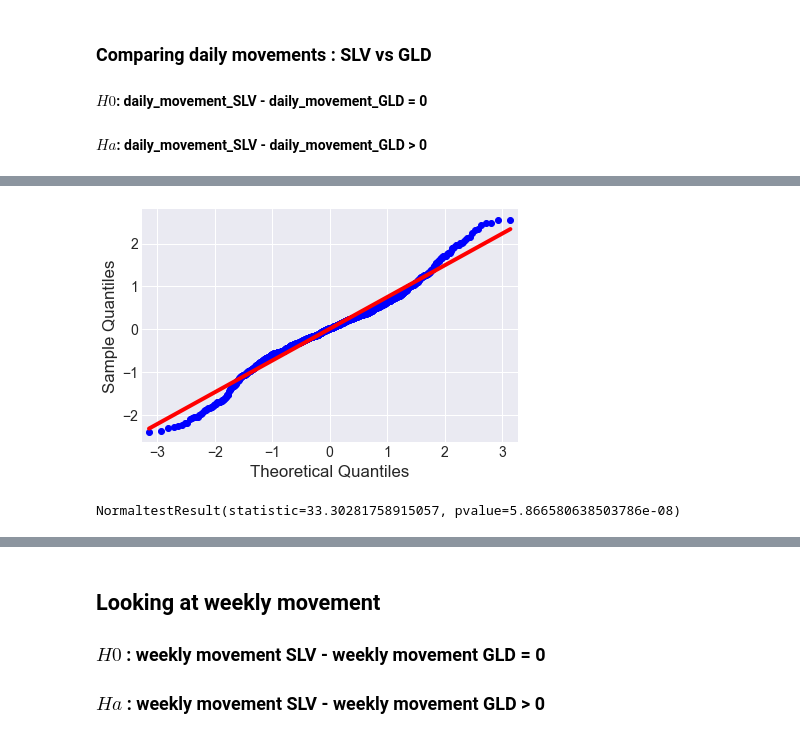
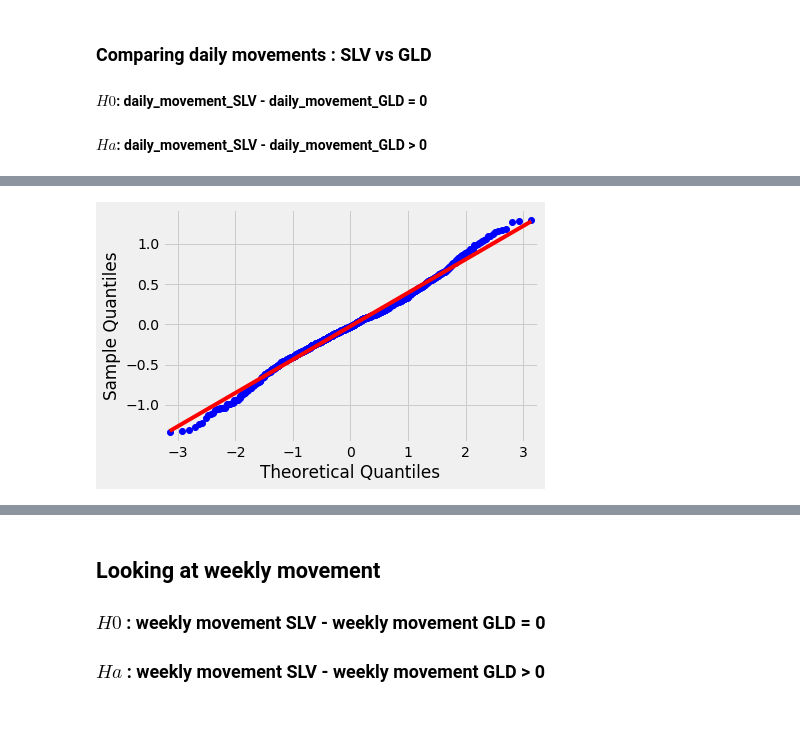
Before and after one commit to akharina/gold_silver_etf, a Jupyter notebook: Hypothesis_testing_AK.ipynb, the cells around one changed output, grey strips where cells are left out. Cells and saved outputs as stored; diff of their text form; code cells hidden in the pictures.

```diff
--- a/Hypothesis_testing_AK.ipynb
+++ b/Hypothesis_testing_AK.ipynb
@@ -81,4 +81,4 @@ plt.savefig('img/SLV_vs_GLD_5yrs')
 # %%
 from  hypothesis_tests import *
 # %%
-a,b = hypothesis_test_three_prep(df_clean, type = 'day')
+a_day,b_day = hypothesis_test_three_prep(df_clean, type = 'day')
@@ -85,5 +89,5 @@ a,b = hypothesis_test_three_prep(df_clean, type = 'day')
 # %%
-day_movement_diff = a-b
+day_movement_diff = a_day-b_day
 print(stats.normaltest(day_movement_diff))
 fig,ax = plt.subplots(1,2, tight_layout=True)
 sns.boxplot(day_movement_diff,ax=ax[0])
@@ -121,8 +97,0 @@ df_slv_vs_gld.head()
-# %%
-fig,ax = plt.subplots(2,2)
-
-plt.style.use('seaborn-darkgrid')
-sns.boxplot(df_slv_vs_gld['daily_movement_SLV'],ax=ax[0,0])
-sns.distplot(df_slv_vs_gld['daily_movement_SLV'],ax=ax[0,1])
-sns.boxplot(df_slv_vs_gld['daily_movement_GLD'],ax=ax[1,0])
-sns.distplot(df_slv_vs_gld['daily_movement_GLD'],ax=ax[1,1]);
@@ -131,7 +97,0 @@ sns.distplot(df_slv_vs_gld['daily_movement_GLD'],ax=ax[1,1]);
-# %%
-#Testing normality on difference
-day_movement_diff = df_slv_vs_gld['daily_movement_SLV'] - df_slv_vs_gld['daily_movement_GLD']
-
-fig,ax = plt.subplots(1,2, tight_layout=True)
-sns.boxplot(day_movement_diff,ax=ax[0])
-sns.distplot(day_movement_diff,ax=ax[1]);
@@ -173,8 +98,4 @@ plt.title('');
 # %%
-sm.qqplot(data.delta2, line = 'r');
+sm.qqplot(day_movement_diff, line = 'r');
 # %% [output]
-[figure, old version]
+[figure, new version]
-# %%
-stats.normaltest(data.delta2)
-# %% [output]
-NormaltestResult(statistic=33.30281758915057, pvalue=5.866580638503786e-08)
```
Also changed, not shown: parts of 49 cells of this notebook, 3 other files.
